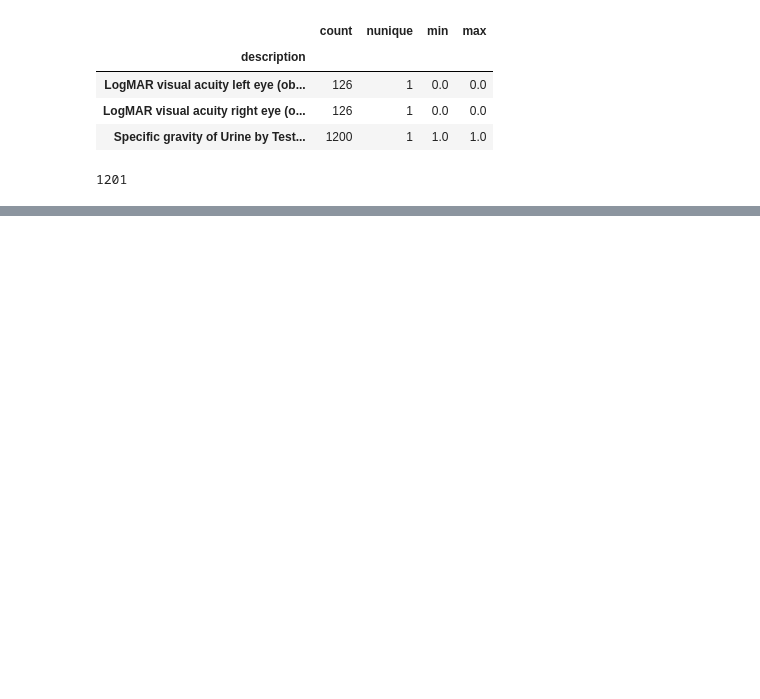
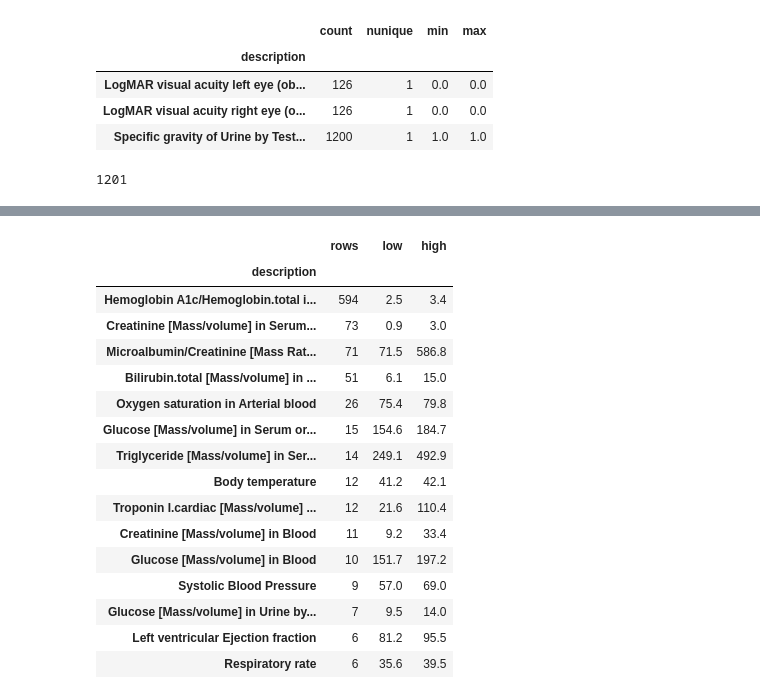
Before and after one commit to filfish2007-cav/Hospital_LLM, a Jupyter notebook: DataCleaning_EDA.ipynb, the cells around one changed output, grey strips where cells are left out. Cells and saved outputs as stored; diff of their text form; code cells hidden in the pictures; blank space fills up the shorter version.

```diff
--- a/DataCleaning_EDA.ipynb
+++ b/DataCleaning_EDA.ipynb
@@ -2840,0 +2974,72 @@ print(obs['suspect_value_flag'].sum())      # 1 + 1,200 = 1,201
+# %%
+is_num = obs['type'] == 'numeric'
+v = obs['value_numeric']
+obs['impossible_value_flag'] = False
+obs['range_review_flag']     = False
+obs['flag_reason']           = None
+
+def flag(kind, mask, reason):
+    mask = mask & is_num
+    obs.loc[mask, kind] = True
+    prev = obs.loc[mask, 'flag_reason'].fillna('')
+    obs.loc[mask, 'flag_reason'] = np.where(prev == '', reason, prev + '; ' + reason)
+
+# --- Layer 1: impossible by definition
+flag('impossible_value_flag', (v < 0) & (obs['units'] != '{T-score}'), 'negative value')
+flag('impossible_value_flag', (obs['units'] == '%') & (v > 100), 'percent above 100')
+flag('impossible_value_flag', obs['units'].isin(['{#}', '{count}']) & (v != v.round()), 'fractional count')
+scale_max = {'55758-7': 6, '44261-6': 27, '89204-2': 27, '70274-6': 21, '82667-7': 10,
+             '75626-2': 12, '76504-0': 4, '59460-6': 125, '72514-3': 10, '72106-8': 30}
+for code, mx in scale_max.items():
+    flag('impossible_value_flag', (obs['code'] == code) & (v > mx), f'above scale maximum ({mx})')
+flag('impossible_value_flag', obs['code'] == '5811-5', 'specific gravity rounded to 1.0')
+
+# systolic must be above diastolic (same patient, encounter, time)
+bp = obs[obs['code'].isin(['8480-6', '8462-4'])]
+wide = bp.pivot_table(index=['patient', 'encounter', 'date'], columns='code',
+                      values='value_numeric', aggfunc='first')
+bad_bp = wide[wide['8480-6'] <= wide['8462-4']].index
+in_bad = pd.Series(obs.set_index(['patient', 'encounter', 'date']).index.isin(bad_bp), index=obs.index)
+flag('impossible_value_flag', obs['code'].isin(['8480-6', '8462-4']) & in_bad, 'systolic <= diastolic')
+
+# --- Layer 2: clinical limits   code: (hard_low, hard_high, review_low, review_high)
+limits = {
+ '8302-2': (30, 230, None, None),  '29463-7': (1, 350, None, None),  '39156-5': (8, 80, 12, 60),
+ '8867-4': (20, 300, 40, 180),     '9279-1': (4, 80, 8, 35),
+ '8480-6': (40, 300, 70, 200),     '8462-4': (20, 200, 40, 120),     '8310-5': (25, 45, 35, 41),
+ '2708-6': (40, 100, 80, None),
+ '38483-4': (0.1, 80, None, 10),   '2160-0': (0.1, 80, None, 10),
+ '2339-0': (10, 1500, 40, 400),    '2345-7': (10, 1500, 40, 400),
+ '2947-0': (90, 190, 120, 160),    '2951-2': (90, 190, 120, 160),
+ '6298-4': (1.5, 9, 2.5, 6.5),     '2823-3': (1.5, 9, 2.5, 6.5),
+ '718-7': (2, 25, 7, 20),          '4548-4': (3, 20, 4, 14),
+ '6690-2': (0.1, 500, 1, 30),      '777-3': (5, 2000, 50, 1000),
+ '10230-1': (5, 100, None, 80),    '19926-5': (5, 100, None, None),
+}
+for code, (hl, hh, rl, rh) in limits.items():
+    c = obs['code'] == code
+    if hl is not None: flag('impossible_value_flag', c & (v < hl), f'below hard limit ({hl})')
+    if hh is not None: flag('impossible_value_flag', c & (v > hh), f'above hard limit ({hh})')
+    if rl is not None: flag('range_review_flag',     c & (v < rl), f'below review limit ({rl})')
+    if rh is not None: flag('range_review_flag',     c & (v > rh), f'above review limit ({rh})')
+
+# --- Layer 3: statistical, laboratory codes only (not age-dependent), 3 x IQR within code + unit
+lab = is_num & (obs['category'] == 'laboratory')
+for (code, unit), g in obs[lab].groupby(['code', 'units'], dropna=False):
+    if len(g) < 30 or g['value_numeric'].nunique() < 10:
+        continue
+    q1, q3 = g['value_numeric'].quantile([.25, .75]); iqr = q3 - q1
+    if iqr == 0:
+        continue
+    out = obs.index.isin(g.index) & ((v < q1 - 3*iqr) | (v > q3 + 3*iqr))
+    flag('range_review_flag', pd.Series(out, index=obs.index), 'statistical outlier (3 x IQR)')
+
+# --- Summary
+print("Numeric rows:", is_num.sum())
+print("impossible:", obs['impossible_value_flag'].sum(), "| review:", obs['range_review_flag'].sum(),
+      "| either:", (obs['impossible_value_flag'] | obs['range_review_flag']).sum())
+print(obs.loc[obs['impossible_value_flag'], 'flag_reason'].str.split('; ').explode().value_counts())
+display(obs[obs['range_review_flag']].groupby('description')
+        .agg(rows=('value_numeric', 'size'), low=('value_numeric', 'min'), high=('value_numeric', 'max'))
+        .sort_values('rows', ascending=False).head(15))
+# %% [output]
@@ -2840,0 +3057,17 @@ print(obs['suspect_value_flag'].sum())      # 1 + 1,200 = 1,201
+|  | rows | low | high |
+| description |  |  |  |
+| Hemoglobin A1c/Hemoglobin.total i... | 594 | 2.5 | 3.4 |
+| Creatinine [Mass/volume] in Serum... | 73 | 0.9 | 3.0 |
+| Microalbumin/Creatinine [Mass Rat... | 71 | 71.5 | 586.8 |
+| Bilirubin.total [Mass/volume] in ... | 51 | 6.1 | 15.0 |
+| Oxygen saturation in Arterial blood | 26 | 75.4 | 79.8 |
+| Glucose [Mass/volume] in Serum or... | 15 | 154.6 | 184.7 |
+| Triglyceride [Mass/volume] in Ser... | 14 | 249.1 | 492.9 |
+| Body temperature | 12 | 41.2 | 42.1 |
+| Troponin I.cardiac [Mass/volume] ... | 12 | 21.6 | 110.4 |
+| Creatinine [Mass/volume] in Blood | 11 | 9.2 | 33.4 |
+| Glucose [Mass/volume] in Blood | 10 | 151.7 | 197.2 |
+| Systolic Blood Pressure | 9 | 57.0 | 69.0 |
+| Glucose [Mass/volume] in Urine by... | 7 | 9.5 | 14.0 |
+| Left ventricular Ejection fraction | 6 | 81.2 | 95.5 |
+| Respiratory rate | 6 | 35.6 | 39.5 |
```
Also changed, not shown: parts of 20 cells of this notebook.
